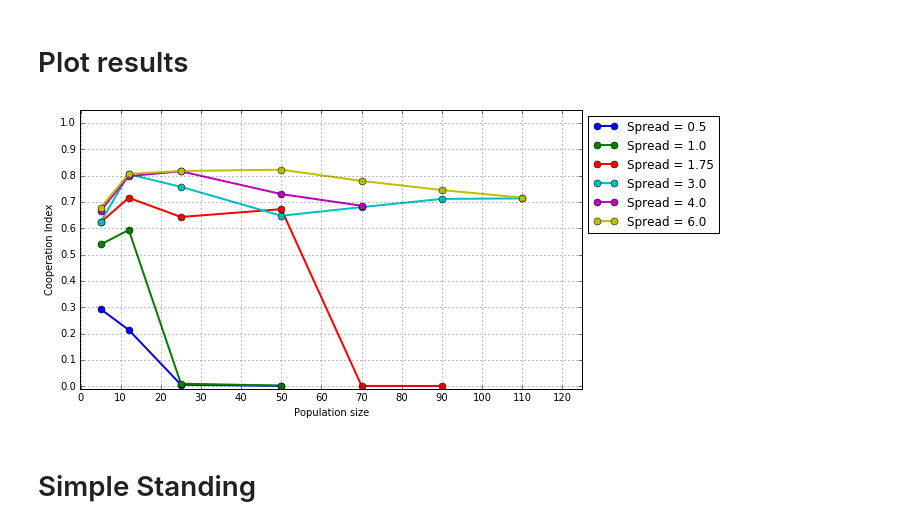
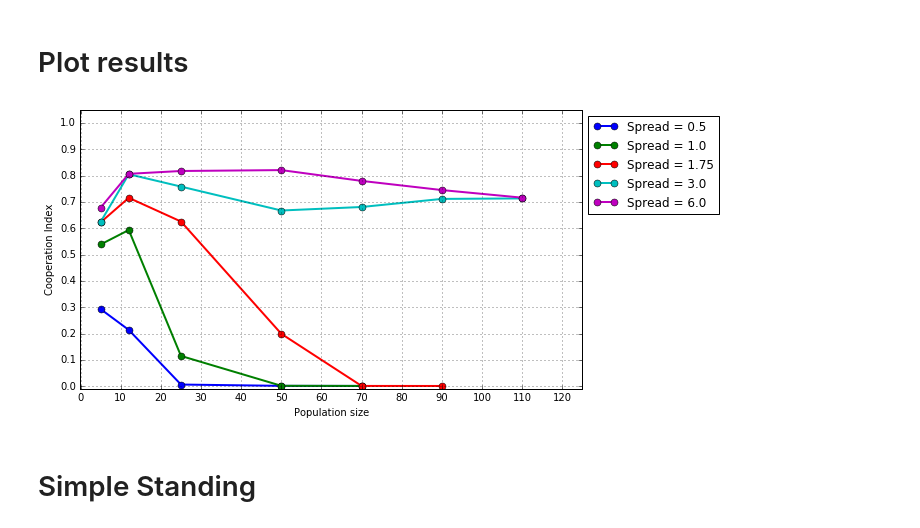
Before and after one commit to konradcybulski/GameTheory1041, a Jupyter notebook: Python_Resources/SimulationCommsResults.ipynb, the cells around one changed output. Saved outputs shown, nothing was run; the diff lists cells and outputs as text; code cells hidden in the pictures.

```diff
--- a/Python_Resources/SimulationCommsResults.ipynb
+++ b/Python_Resources/SimulationCommsResults.ipynb
@@ -20,18 +21,19 @@ SJ_Sp05 = [np.average(SJ_Z5_Sp05), np.average(SJ_Z12_Sp05), np.average(SJ_Z25_Sp
 # %%
 SJ_Z5_Sp1 = [0.551605283723273, 0.5175724724906389,0.5390293852940196,0.5162765232463824,0.5231397894066274,0.5548424808980774,0.5585572353971682,0.5470571002114822,]
 SJ_Z12_Sp1 = [0.6006545587514521,0.6031333037858988,0.6012645018541221,0.572875282768537, 0.5809821575728058,0.5977000950054959,0.6072063191283424,0.5820188190769019,]
-SJ_Z25_Sp1 = [0.007197918441423756,0.00901012630097411, 0.014792970110004074,0.007600014815363532,0.012313967183969777,0.009908070669284048,0.010185132782695656,0.005287106929886292,]
-SJ_Z50_Sp1 = [0.0012267102485277234,0.0013470776695433163,0.0012558854031630802,0.0012650653727915848,0.0011448831438201415,0.008010648542538612, 0.0012658876254676098,0.001200107411385607, ]
-SJ_Sp1_pops = [5, 12, 25, 50]
-SJ_Sp1 = [np.average(SJ_Z5_Sp1), np.average(SJ_Z12_Sp1), np.average(SJ_Z25_Sp1), np.average(SJ_Z50_Sp1),]
+SJ_Z25_Sp1 = [0.11440860006370418,0.11409928962436759,0.16486568196801457,0.08756023081652457,0.08370402743724027,0.1282118549026289, 0.07901907717834947,0.14671788679916148,]
+SJ_Z50_Sp1 = [0.0016197601463714547,0.001145913673434618, 0.0012271513122319425,0.001180339113623064, 0.0011948899621478679,0.0011727120200890377,0.0024816613456395973,0.0011337828428358728,]
+SJ_Z70_Sp1 = [0.000842214855408604, 0.0008709422035023389,0.0009071871809783625,0.000850576406386079, 0.0008717415291511608,0.0008176708338429113,0.0008573797447630375,0.0008619793631124403,]
+SJ_Sp1_pops = [5, 12, 25, 50, 70]
+SJ_Sp1 = [np.average(SJ_Z5_Sp1), np.average(SJ_Z12_Sp1), np.average(SJ_Z25_Sp1), np.average(SJ_Z50_Sp1), np.average(SJ_Z70_Sp1),]
 # %% [markdown]
 ### Spread = 1.75
 # %%
 SJ_Z5_Sp175 = [0.6284217348953144,0.6283080122518973,0.6435064389127367,0.5944240904595943,0.6368630069000255,0.6125606761506525,0.618803810384483, 0.6176305838169771,]
 SJ_Z12_Sp175 = [0.7026216095039035,0.6950674823744203,0.7093454062689944,0.7268675101317248,0.7315937911395557,0.7176633158054906,0.731284733281934, 0.7105612929739246,]
-SJ_Z25_Sp175 = [0.6536937368050668,0.6198699951850069,0.6539105966887663,0.6474065632060446,0.6553358494759065,0.6546049853698285,0.6020200822252676,0.6553587243971999,]
-SJ_Z50_Sp175 = [0.6775672802696396,0.6612536519871106,0.6787148986999518,]
-SJ_Z70_Sp175 = [0.0009093212824964795,0.0008299957821567088,0.000895646361807807, 0.0009343307121730132,0.0009789393182362764,0.0008380081726382913,0.0008491697727277881,0.0008854390676601023,]
+SJ_Z25_Sp175 = [0.5638227497981466,0.6446904777072423,0.6269232601722976,0.5821249387032497,0.654946532937281, 0.6541845524781665,0.6534811517122349,0.6240828065393077,]
+SJ_Z50_Sp175 = [0.31610185149519626,0.3244678923547582, 0.33309729146141825,0.001334274327957984,0.001260713042318832,0.12920256631530605,0.4183849384069512, 0.06758160504892628,]
+SJ_Z70_Sp175 = [0.0008575690885692124,0.0008589234069912233,0.0009217944320373651,0.0009109071631823124,0.0008610347227061848,0.0009284375273528103,0.0008600579581012769,0.0008995317954736173,]
 SJ_Z90_Sp175 = [0.0007379017009774939,0.0007140662274185738,0.0007206205396724798,0.0006983963512137395,0.0007542111756311048,0.000750846853495717, 0.0006809494315976037,0.0007208017306539474,]
 SJ_Sp175_pops = [5, 12, 25, 50, 70, 90]
 SJ_Sp175 = [np.average(SJ_Z5_Sp175), np.average(SJ_Z12_Sp175), np.average(SJ_Z25_Sp175), np.average(SJ_Z50_Sp175), np.average(SJ_Z70_Sp175), np.average(SJ_Z90_Sp175)]
@@ -40,9 +42,9 @@ SJ_Sp175 = [np.average(SJ_Z5_Sp175), np.average(SJ_Z12_Sp175), np.average(SJ_Z25
 # %%
 SJ_Z5_Sp3 = [0.6633910515204267,0.4996753583466054,0.5869487758805881,0.5719054409422571,0.6505216859883699,0.6585149449979629,0.703717915478351, 0.6608176228749213,]
 SJ_Z12_Sp3 = [0.8053440636690248,0.8052631386038989,0.8050412296648847,0.8053193392450749,0.8052211488799996,0.8052219526649135,0.8053020739451255,]
-SJ_Z25_Sp3 = [0.7583566280232601,0.7491291825623171,0.7583209378125115,0.7583333530871513,0.7583729471461906,0.7582676765806141,0.7583240638542168,0.7584221489684803,]
-SJ_Z50_Sp3 = [0.5594782658616986,0.6684641931182637,0.6467443016408015,0.6719981480795585,0.6695409126263936,0.6685918089558872,]
-SJ_Z70_Sp3 = [0.6812520408919152,0.6869143150426584,0.6822029623546148,0.6754566136614282,0.6751826758889785,]
+SJ_Z25_Sp3 = [0.7583365713820103,0.7582661812309721,0.7582979103548915,0.7582694019955704,0.7583175993896251,0.7582168164208624,0.7582573263505655,0.7582046296639234,]
+SJ_Z50_Sp3 = [0.6690980659115994, 0.6690179401328898, 0.6582777883539878, 0.6688790561411566, 0.6693560796746643, 0.6697599771109416,]
+SJ_Z70_Sp3 = [0.6812520408919152,0.6869143150426584,0.6822029623546148,0.6754566136614282,0.6751826758889785,0.6817228111364695,0.6859617113943852,0.6791967013436683,0.6787649094074922,0.6806423526417656,]
 SJ_Z90_Sp3 = [0.7115412550716328,0.7113719289557592,]
 SJ_Z110_Sp3 = [0.7132582783904761,0.7133794115882468,]
 SJ_Sp3_pops = [5, 12, 25, 50, 70, 90, 110]
@@ -62,9 +64,9 @@ SJ_Sp4 = [np.average(SJ_Z5_Sp4), np.average(SJ_Z12_Sp4), np.average(SJ_Z25_Sp4),
 # %%
 SJ_Z5_Sp6 = [0.6662928381216227,0.6690240889781073,0.6846589802184453,0.6651933155307983,0.7048313697458138,0.6817490249963889,0.6866606913358938,0.669986703654458, ]
 SJ_Z12_Sp6 = [0.813867517281957, 0.8066106231206206,0.8047645546835359,0.80185820711373,0.8002873743925389,0.8085273579716962,0.8057750201029551,0.8122025644848068,]
-SJ_Z25_Sp6 = [0.8175561539316271,0.8175269232193785,0.8175218934034594,0.817544538686618, 0.8175163376421349,0.8175213748657357,0.8175612356013185,0.8175356198377718,]
-SJ_Z50_Sp6 = [0.8224437312493055,0.8224722100818549,0.8224467554353865,0.8224421145227601,0.8224413941257084,0.8224567854364977,0.8224536630986333,0.8224305363161598,]
-SJ_Z70_Sp6 = [0.7798893468087631,0.779862852063304, 0.7798555020178374,0.7798918941442275,0.779878565986193, 0.7798530160981019,]
+SJ_Z25_Sp6 = [0.8175561539316271,0.8175269232193785,0.8175218934034594,0.817544538686618, 0.8175163376421349,0.8175213748657357,0.8175612356013185,0.8175356198377718,0.8175082141349195,0.8174972792391054,0.817498094059956, 0.8174793265135297,0.8174465707153387,0.8174812376387973,0.8174758064874554,0.8174844746998126,]
+SJ_Z50_Sp6 = [0.8224437312493055,0.8224722100818549,0.8224467554353865,0.8224421145227601,0.8224413941257084,0.8224567854364977,0.8224536630986333,0.8224305363161598,0.8224457570056074,0.8224438510655635,0.8224705245964785,0.8224796935532855,0.7980534137289906,0.822470373484248, 0.822447928503174, 0.8224767176053156,]
+SJ_Z70_Sp6 = [0.7798893468087631,0.779862852063304, 0.7798555020178374,0.7798918941442275,0.779878565986193, 0.7798530160981019,0.7798610190007454,0.779860178480536, 0.7798629980403483,0.7798528787288069,0.7798590822894984,0.7798807213386766,]
 SJ_Z90_Sp6 = [0.7451757558236038,0.7450893220096401,0.7449556379317204,0.7450100952527277,0.7450043251487595,]
 SJ_Z110_Sp6 = [0.71599785682298,0.7162438224678661,]
 SJ_Sp6_pops = [5, 12, 25, 50, 70, 90, 110]
@@ -74,23 +76,23 @@ SJ_Sp6 = [np.average(SJ_Z5_Sp6), np.average(SJ_Z12_Sp6), np.average(SJ_Z25_Sp6),
 # %%
 line_Sp05, = plt.plot(SJ_Sp05_pops, SJ_Sp05, label='Spread = 0.5', marker='o', ms=7, linewidth=2)
 line_Sp1, = plt.plot(SJ_Sp1_pops, SJ_Sp1, label='Spread = 1.0', marker='o', ms=7, linewidth=2)
 line_Sp175, = plt.plot(SJ_Sp175_pops, SJ_Sp175, label='Spread = 1.75', marker='o', ms=7, linewidth=2)
 line_Sp3, = plt.plot(SJ_Sp3_pops, SJ_Sp3, label='Spread = 3.0', marker='o', ms=7, linewidth=2)
-line_Sp4, = plt.plot(SJ_Sp4_pops, SJ_Sp4, label='Spread = 4.0', marker='o', ms=7, linewidth=2)
+#line_Sp4, = plt.plot(SJ_Sp4_pops, SJ_Sp4, label='Spread = 4.0', marker='o', ms=7, linewidth=2)
 line_Sp6, = plt.plot(SJ_Sp6_pops, SJ_Sp6, label='Spread = 6.0', marker='o', ms=7, linewidth=2)
 plt.ylim((-0.01, 1.05))
 plt.xlim((-0.1, 125))
-plt.legend(handles=[line_Sp05, line_Sp1, line_Sp175, line_Sp3, line_Sp4, line_Sp6], loc='upper left', bbox_to_anchor=(1,1))
+plt.legend(handles=[line_Sp05, line_Sp1, line_Sp175, line_Sp3, line_Sp6], loc='upper left', bbox_to_anchor=(1,1))
 plt.grid(b=True, which='both')
 plt.rcParams["figure.figsize"][0] = 9
 plt.rcParams["figure.figsize"][1] = 5
 plt.xticks([10*i for i in range(13)])
 plt.yticks([0.1*i for i in range(11)])
 plt.ylabel('Cooperation Index')
 plt.xlabel('Population size')
 plt.show()
 # %% [output]
-[figure, old version]
+[figure, new version]
 # %% [markdown]
 # Simple Standing
 # %% [markdown]
```
Also changed, not shown: parts of 1 cell of this notebook, 9 other files.
